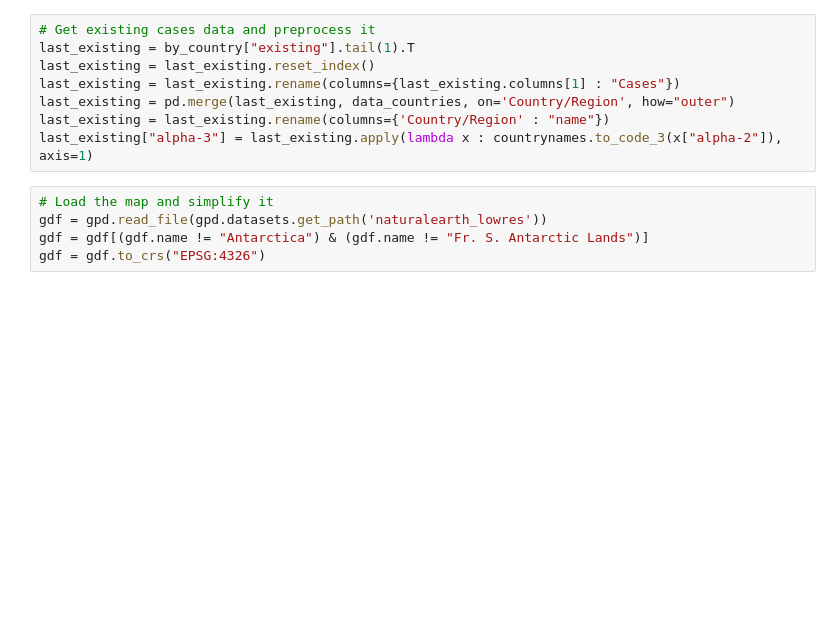
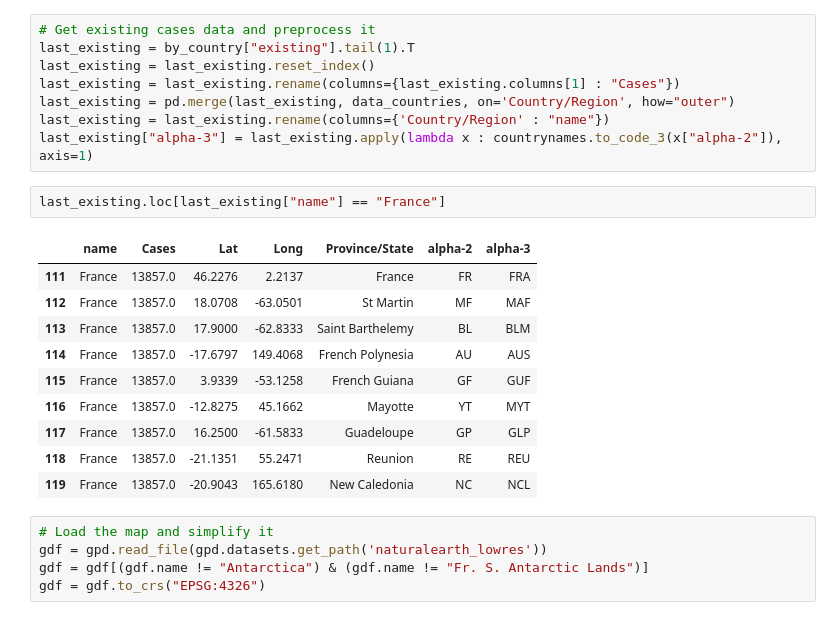
Before and after one commit to fredmontet/co-vidis, a Jupyter notebook: notebooks/co-vidis.ipynb, the cells around one changed output. Saved outputs shown, nothing was run; the diff lists cells and outputs as text; blank space fills up the shorter version.

```diff
--- a/notebooks/co-vidis.ipynb
+++ b/notebooks/co-vidis.ipynb
@@ -190,6 +189,19 @@ last_existing = last_existing.rename(columns={last_existing.columns[1] : "Cases"
 last_existing = pd.merge(last_existing, data_countries, on='Country/Region', how="outer")
 last_existing = last_existing.rename(columns={'Country/Region' : "name"})
 last_existing["alpha-3"] = last_existing.apply(lambda x : countrynames.to_code_3(x["alpha-2"]), axis=1)
+# %%
+last_existing.loc[last_existing["name"] == "France"]
+# %% [output]
+|  | name | Cases | Lat | Long | Province/State | alpha-2 | alpha-3 |
+| 111 | France | 13857.0 | 46.2276 | 2.2137 | France | FR | FRA |
+| 112 | France | 13857.0 | 18.0708 | -63.0501 | St Martin | MF | MAF |
+| 113 | France | 13857.0 | 17.9000 | -62.8333 | Saint Barthelemy | BL | BLM |
+| 114 | France | 13857.0 | -17.6797 | 149.4068 | French Polynesia | AU | AUS |
+| 115 | France | 13857.0 | 3.9339 | -53.1258 | French Guiana | GF | GUF |
+| 116 | France | 13857.0 | -12.8275 | 45.1662 | Mayotte | YT | MYT |
+| 117 | France | 13857.0 | 16.2500 | -61.5833 | Guadeloupe | GP | GLP |
+| 118 | France | 13857.0 | -21.1351 | 55.2471 | Reunion | RE | REU |
+| 119 | France | 13857.0 | -20.9043 | 165.6180 | New Caledonia | NC | NCL |
 # %%
 # Load the map and simplify it
 gdf = gpd.read_file(gpd.datasets.get_path('naturalearth_lowres'))
```
Also changed, not shown: parts of 3 cells of this notebook.
